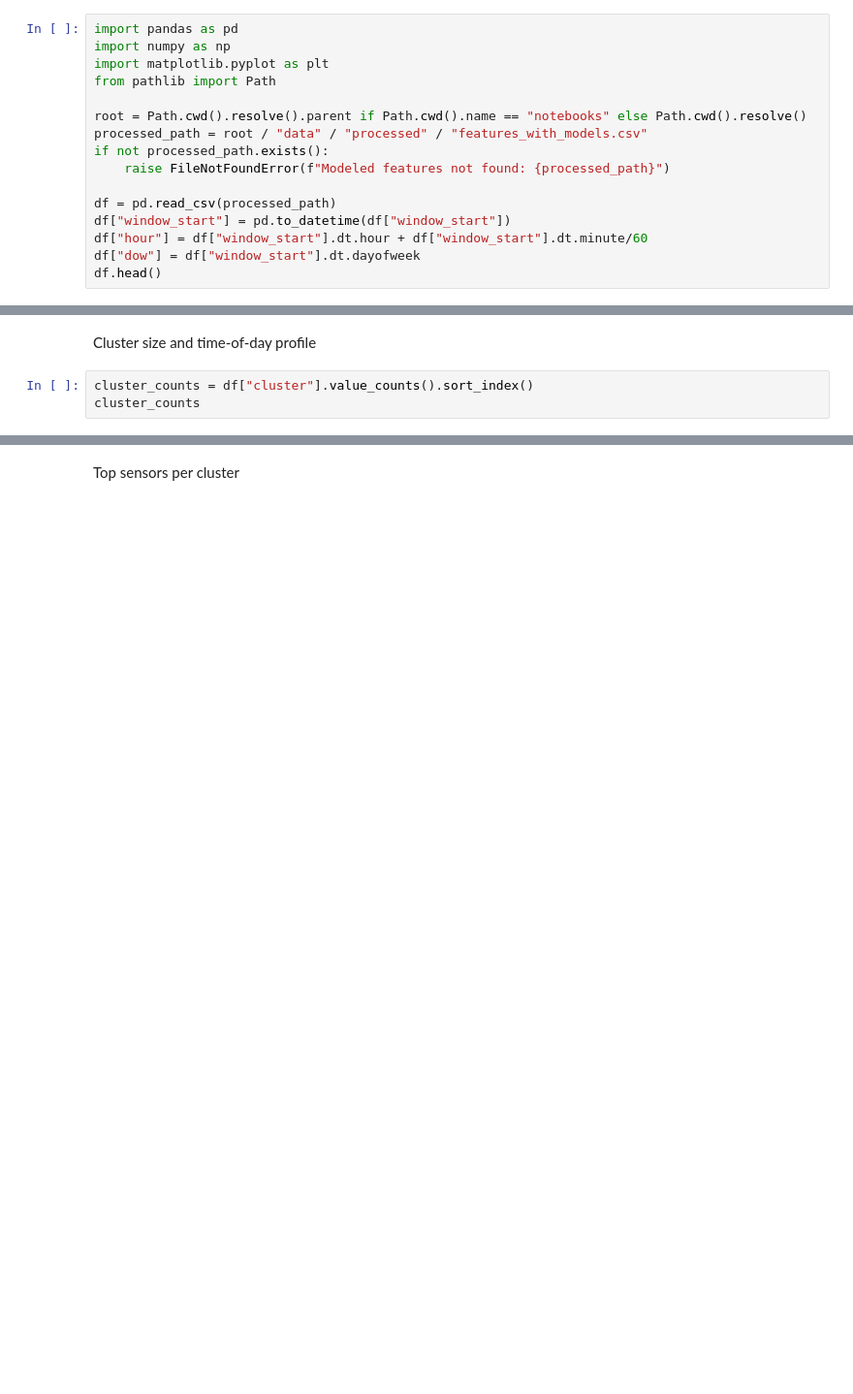
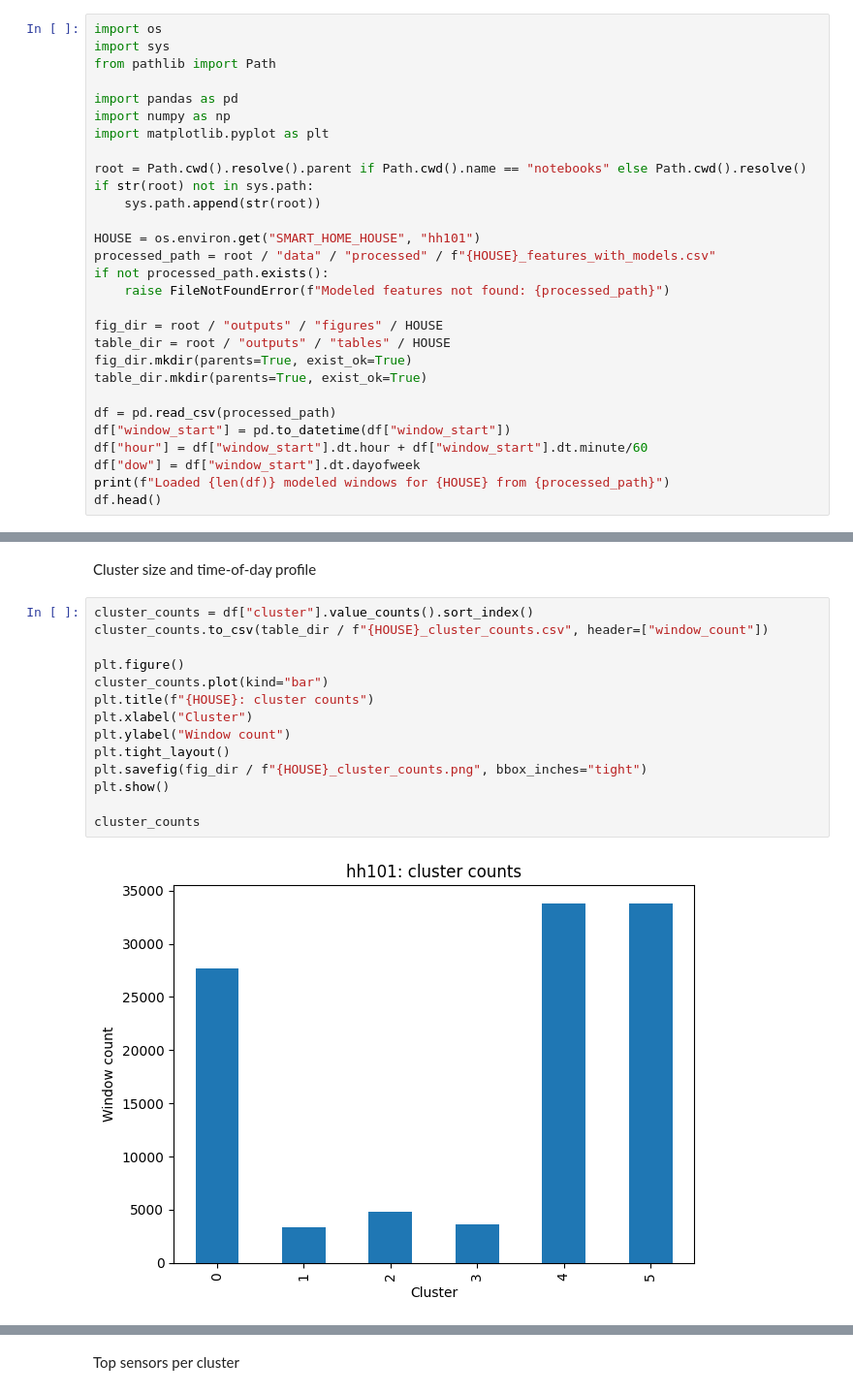
Before and after one commit to evangeliapant/smart-home-anomaly-detection, a Jupyter notebook: notebooks/02_routine_discovery.ipynb, the cells around one changed output, grey strips where cells are left out. Shown at 97% size. Drawn from its saved outputs; the diff is of its cells as text; blank space fills up the shorter version.

```diff
--- a/notebooks/02_routine_discovery.ipynb
+++ b/notebooks/02_routine_discovery.ipynb
@@ -1,18 +1,31 @@
 # %% [markdown]
 Setup & Load
 # %%
+import os
+import sys
+from pathlib import Path
+
 import pandas as pd
 import numpy as np
 import matplotlib.pyplot as plt
-from pathlib import Path
 
 root = Path.cwd().resolve().parent if Path.cwd().name == "notebooks" else Path.cwd().resolve()
-processed_path = root / "data" / "processed" / "features_with_models.csv"
+if str(root) not in sys.path:
+    sys.path.append(str(root))
+
+HOUSE = os.environ.get("SMART_HOME_HOUSE", "hh101")
+processed_path = root / "data" / "processed" / f"{HOUSE}_features_with_models.csv"
 if not processed_path.exists():
     raise FileNotFoundError(f"Modeled features not found: {processed_path}")
+
+fig_dir = root / "outputs" / "figures" / HOUSE
+table_dir = root / "outputs" / "tables" / HOUSE
+fig_dir.mkdir(parents=True, exist_ok=True)
+table_dir.mkdir(parents=True, exist_ok=True)
 
 df = pd.read_csv(processed_path)
 df["window_start"] = pd.to_datetime(df["window_start"])
 df["hour"] = df["window_start"].dt.hour + df["window_start"].dt.minute/60
 df["dow"] = df["window_start"].dt.dayofweek
+print(f"Loaded {len(df)} modeled windows for {HOUSE} from {processed_path}")
 df.head()
@@ -27,4 +51,17 @@ len(sensor_cols), sensor_cols[:10]
 Cluster size and time-of-day profile
 # %%
 cluster_counts = df["cluster"].value_counts().sort_index()
+cluster_counts.to_csv(table_dir / f"{HOUSE}_cluster_counts.csv", header=["window_count"])
+
+plt.figure()
+cluster_counts.plot(kind="bar")
+plt.title(f"{HOUSE}: cluster counts")
+plt.xlabel("Cluster")
+plt.ylabel("Window count")
+plt.tight_layout()
+plt.savefig(fig_dir / f"{HOUSE}_cluster_counts.png", bbox_inches="tight")
+plt.show()
+
 cluster_counts
+# %% [output]
+[figure, added]
```
Also changed, not shown: parts of 7 cells of this notebook, 55 other files.
